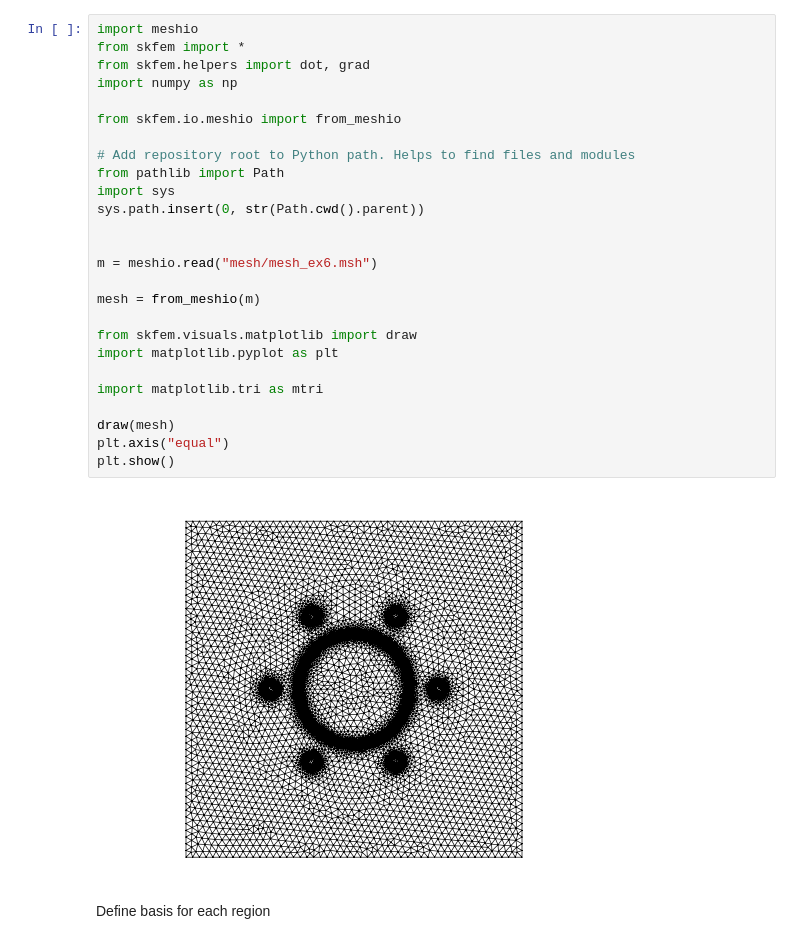
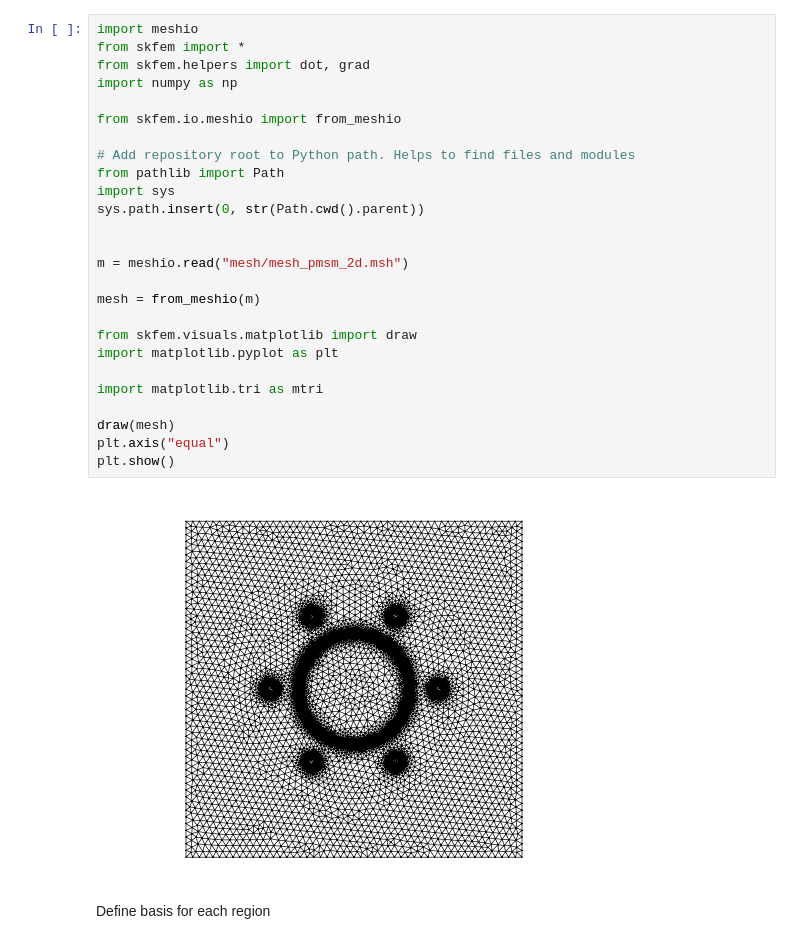
Before and after one commit to VerttiAalto100/computational-electromagnetics, a Jupyter notebook: pmsm-torque-evaluation/pmsm_2d.ipynb, the cells around one changed output. Saved outputs shown, nothing was run; the diff lists cells and outputs as text.

```diff
--- a/pmsm-torque-evaluation/pmsm_2d.ipynb
+++ b/pmsm-torque-evaluation/pmsm_2d.ipynb
@@ -9,31 +9,31 @@
 # %%
 import meshio
 from skfem import *
 from skfem.helpers import dot, grad
 import numpy as np
 
 from skfem.io.meshio import from_meshio
 
 # Add repository root to Python path. Helps to find files and modules
 from pathlib import Path
 import sys
 sys.path.insert(0, str(Path.cwd().parent))
 
 
-m = meshio.read("mesh/mesh_ex6.msh")
+m = meshio.read("mesh/mesh_pmsm_2d.msh")
 
 mesh = from_meshio(m)
 
 from skfem.visuals.matplotlib import draw
 import matplotlib.pyplot as plt
 
 import matplotlib.tri as mtri
 
 draw(mesh)
 plt.axis("equal")
 plt.show()
 # %% [output]
-[figure, old version]
+[figure, new version]
 # %% [markdown]
 Define basis for each region
 # %%
```
Also changed, not shown: parts of 8 cells of this notebook, 4 other files.
